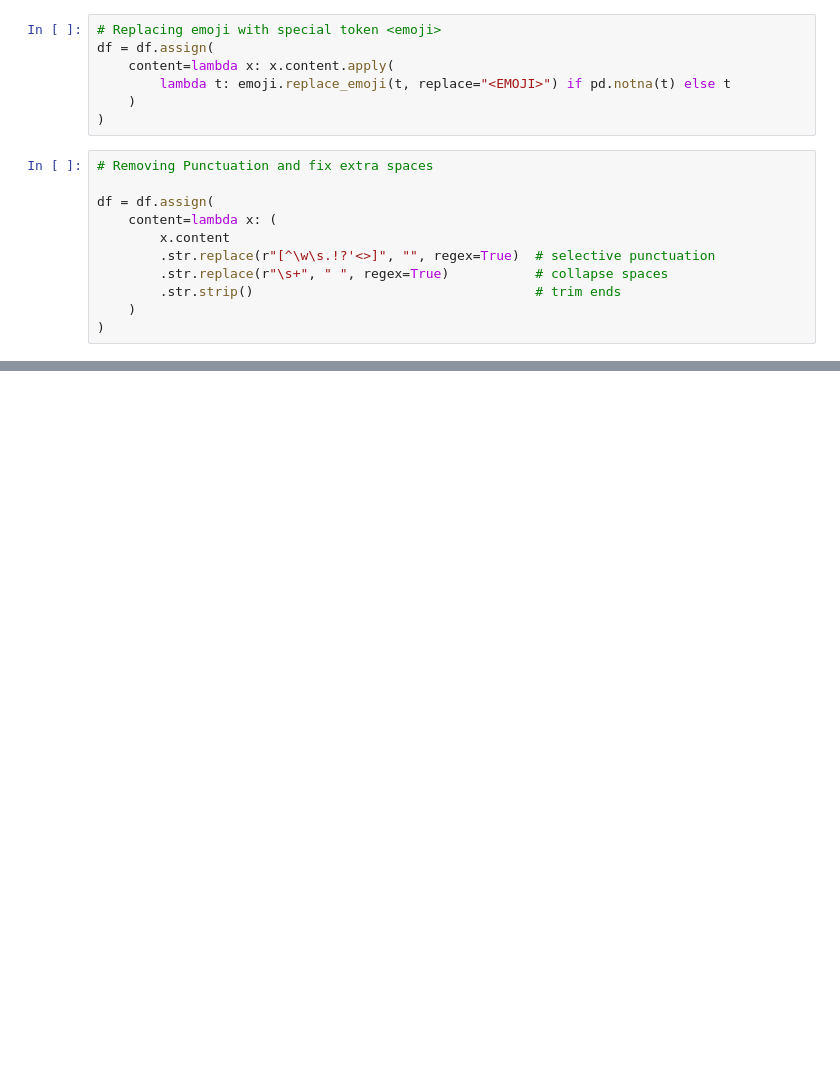
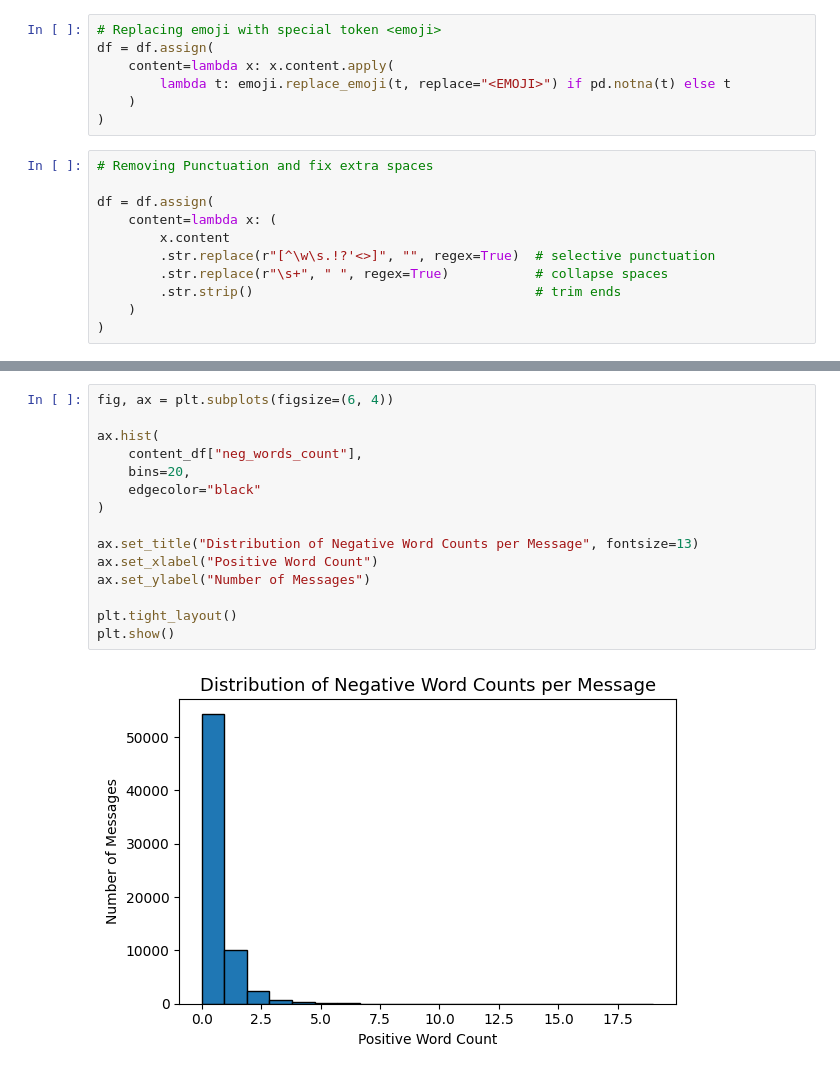
Before and after one commit to Aryan-Kaisth/Discord_Moderation_Bot, a Jupyter notebook: EDA.ipynb, the cells around one changed output, grey strips where cells are left out. Drawn from its saved outputs; the diff is of its cells as text; blank space fills up the shorter version.

```diff
--- a/EDA.ipynb
+++ b/EDA.ipynb
@@ -590,0 +693,17 @@ df = df.assign(
+# %%
+fig, ax = plt.subplots(figsize=(6, 4))
+
+ax.hist(
+    content_df["neg_words_count"],
+    bins=20,
+    edgecolor="black"
+)
+
+ax.set_title("Distribution of Negative Word Counts per Message", fontsize=13)
+ax.set_xlabel("Positive Word Count")
+ax.set_ylabel("Number of Messages")
+
+plt.tight_layout()
+plt.show()
+# %% [output]
+[figure, added]
```
Also changed, not shown: parts of 20 cells of this notebook.
